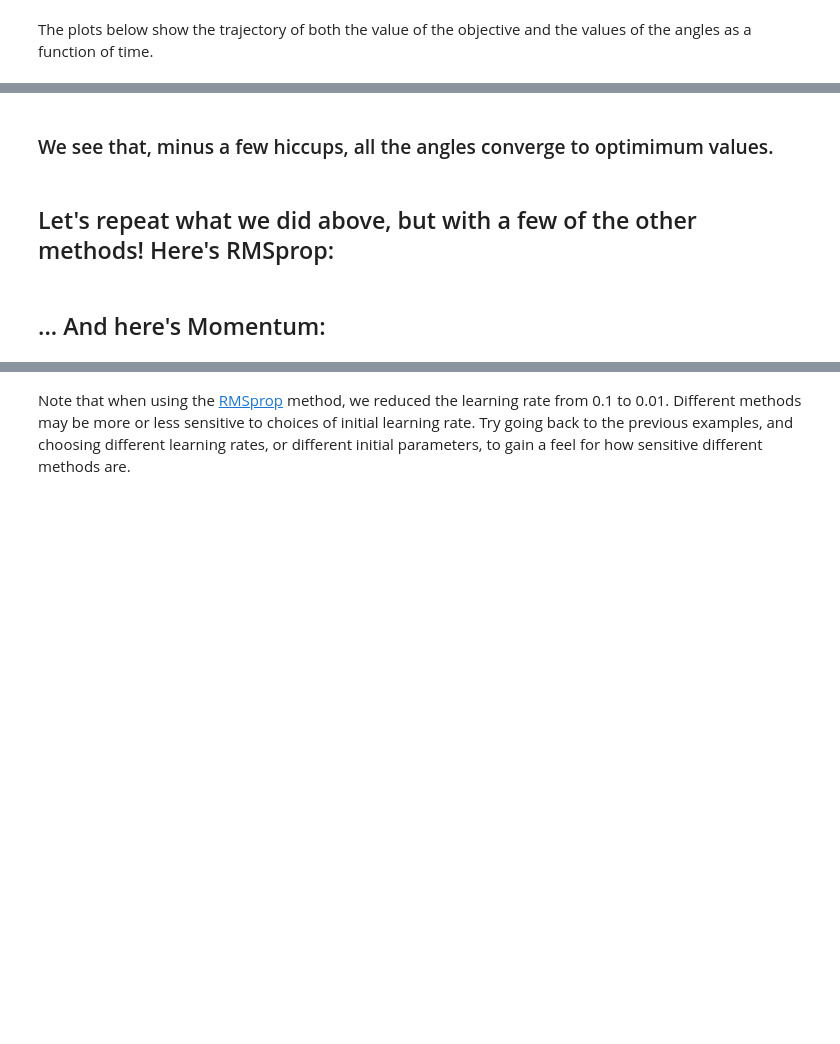
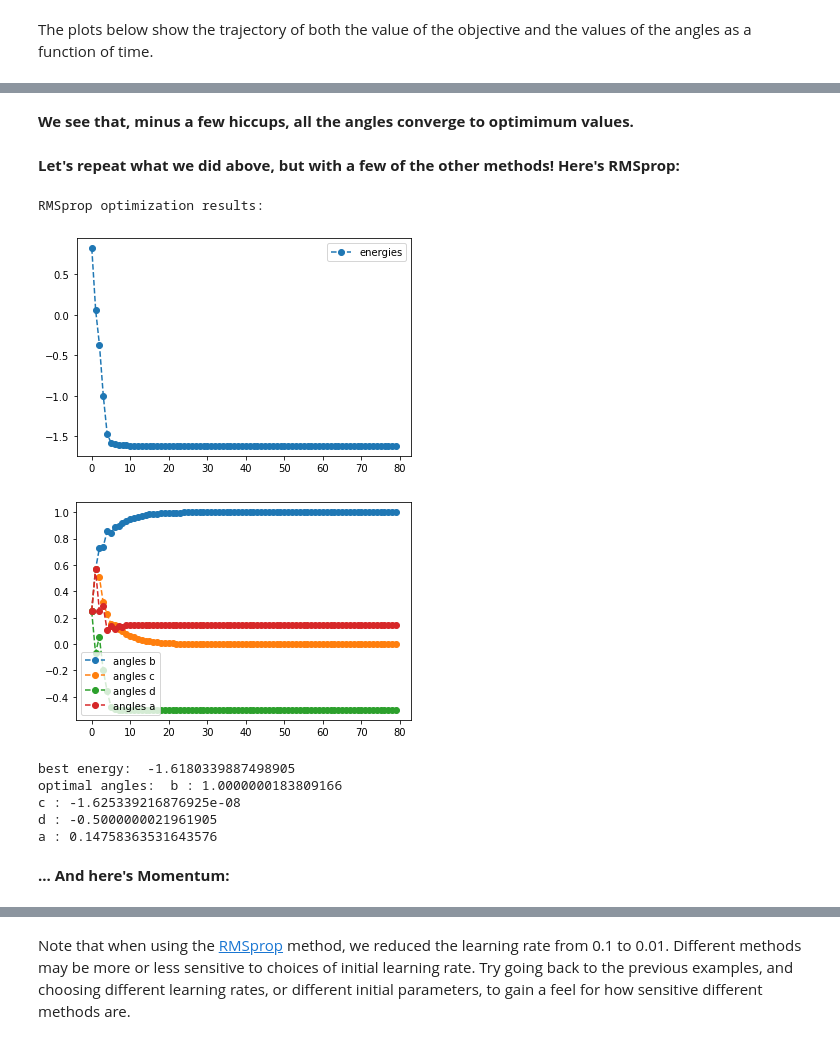
Before and after one commit to tequilahub/tequila, a Jupyter notebook: tutorials/Optimizer_Tutorial.ipynb, the cells around one changed output, grey strips where cells are left out. Cells and saved outputs as stored; diff of their text form; code cells hidden in the pictures; blank space fills up the shorter version.

```diff
--- a/tutorials/Optimizer_Tutorial.ipynb
+++ b/tutorials/Optimizer_Tutorial.ipynb
@@ -74,22 +161,31 @@ print('optimal angles: ',adam_result.angles)
 # %% [markdown]
-### We see that, minus a few hiccups, all the angles converge to optimimum values.
+**We see that, minus a few hiccups, all the angles converge to optimimum values.**
 # %% [markdown]
-## Let's repeat what we did above, but with a few of the other methods! Here's RMSprop:
+**Let's repeat what we did above, but with a few of the other methods! Here's RMSprop:**
 # %%
 init={'a':0.25,'b':0.25,'c':0.25,'d':0.25}
 lr=0.01
-rms_result=gd_min(O1,lr=lr,
+rms_result=tq.minimize(objective=O1,lr=lr,
               method='rmsprop',
               maxiter=80,
               initial_values=init,
               silent=True)
 print('RMSprop optimization results:')
 rms_result.history.plot('energies')
 rms_result.history.plot('angles')
 print('best energy: ',rms_result.energy)
 print('optimal angles: ',rms_result.angles)
+# %% [output]
+RMSprop optimization results:
+[figure, added]
+[figure, added]
+best energy:  -1.6180339887498905
+optimal angles:  b : 1.0000000183809166
+c : -1.625339216876925e-08
+d : -0.5000000021961905
+a : 0.14758363531643576
 # %% [markdown]
-## ... And here's Momentum:
+**... And here's Momentum:**
 # %%
 init={'a':0.25,'b':0.25,'c':0.25,'d':0.25}
 lr=0.1
```
Also changed, not shown: parts of 43 cells of this notebook, 3 other files.
